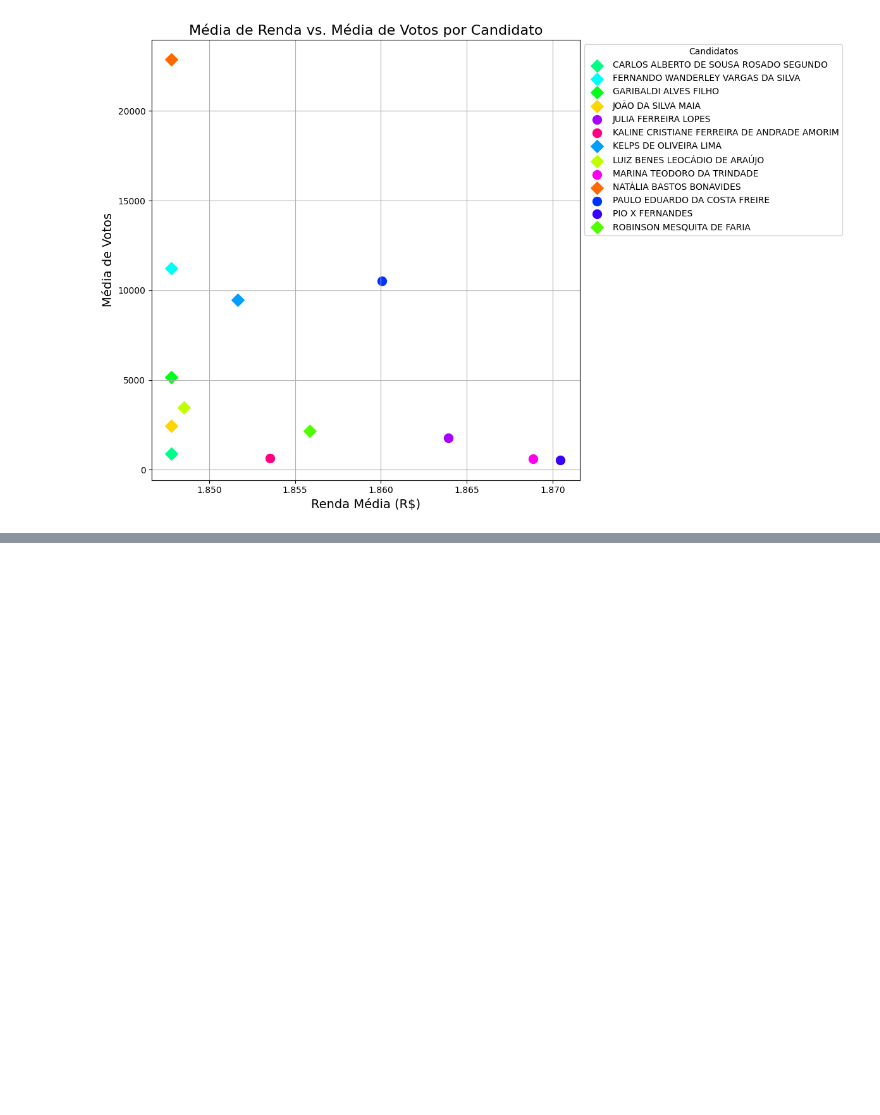
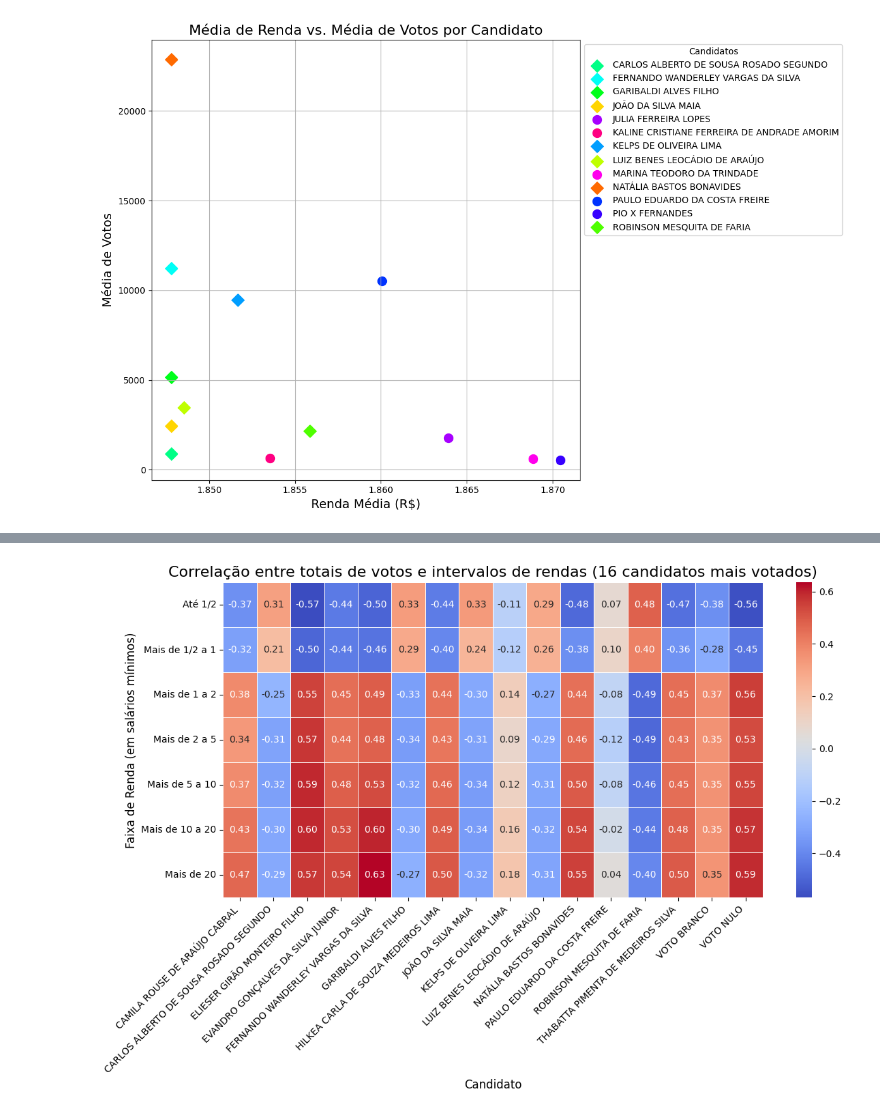
Before and after one commit to Adgmariz/dados_eleitorais_espacialiazados, a Jupyter notebook: dados_eleitorais.ipynb, the cells around one changed output, grey strips where cells are left out. Cells and saved outputs as stored; diff of their text form; code cells hidden in the pictures; blank space fills up the shorter version.

```diff
--- a/dados_eleitorais.ipynb
+++ b/dados_eleitorais.ipynb
@@ -474,0 +616,19 @@ ValueError: invalid literal for int() with base 10: 'None'
+# %%
+import pandas as pd
+import matplotlib.pyplot as plt
+import seaborn as sns
+
+csv_path = 'Bases/Rendimento.csv'
+df_adicional = pd.read_csv(csv_path)
+
+df_adicional['Distrito'] = df_adicional['Distrito'].apply(normalize_text)
+df_unificado['NM_MUNICIPIO'] = df_unificado['NM_MUNICIPIO'].apply(normalize_text)
+
+df_merged = df_unificado.merge(
+    df_adicional,
+    left_on='NM_MUNICIPIO',
+    right_on='Distrito',
+    how='inner'
+)
+
+df_merged.head()
@@ -474,0 +674,21 @@ ValueError: invalid literal for int() with base 10: 'None'
+# %%
+# Filtrar os 16 candidatos mais votados
+top_candidatos = df_merged.groupby('NM_VOTAVEL')['QT_VOTOS'].sum().nlargest(16).index
+
+# Filtrar o DataFrame de correlações para incluir apenas esses candidatos
+df_corr_top = df_corr[df_corr['NM_VOTAVEL'].isin(top_candidatos)]
+
+# Visualizar as correlações dos 16 candidatos mais votados em um heatmap
+plt.figure(figsize=(12, 8))
+sns.heatmap(
+    df_corr_top.set_index('NM_VOTAVEL').transpose(),
+    annot=True, fmt=".2f", cmap="coolwarm", cbar=True, linewidths=0.5
+)
+plt.title('Correlação entre totais de votos e intervalos de rendas (16 candidatos mais votados)', fontsize=16)
+plt.ylabel('Faixa de Renda (em salários mínimos)', fontsize=12)
+plt.xlabel('Candidato', fontsize=12)
+plt.xticks(rotation=45, ha='right')
+plt.tight_layout()
+plt.show()
+# %% [output]
+[figure, added]
```
Also changed, not shown: parts of 16 cells of this notebook, 2 other files.
